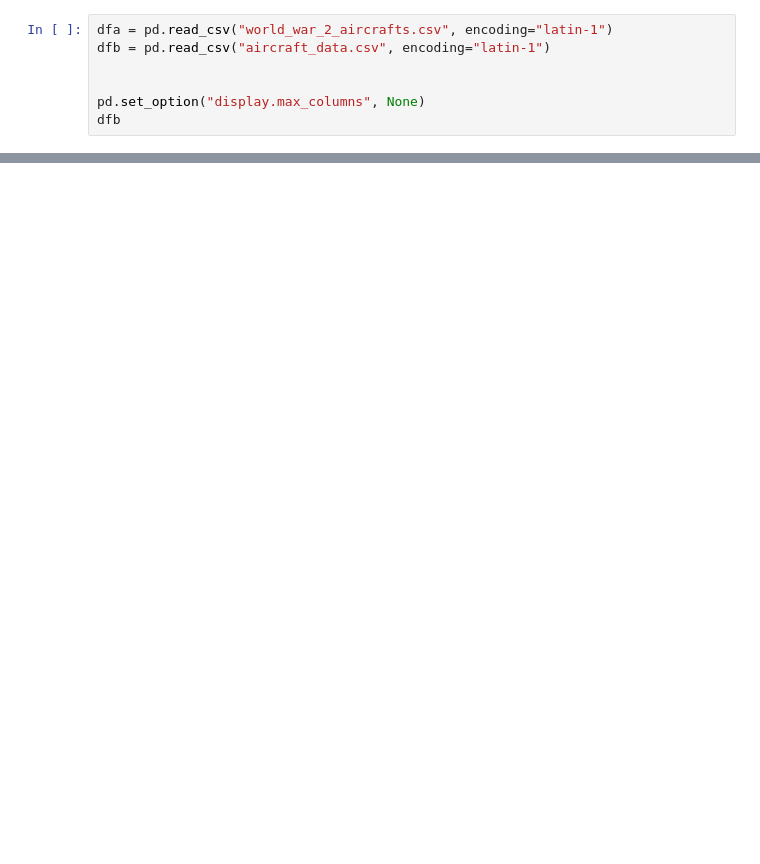
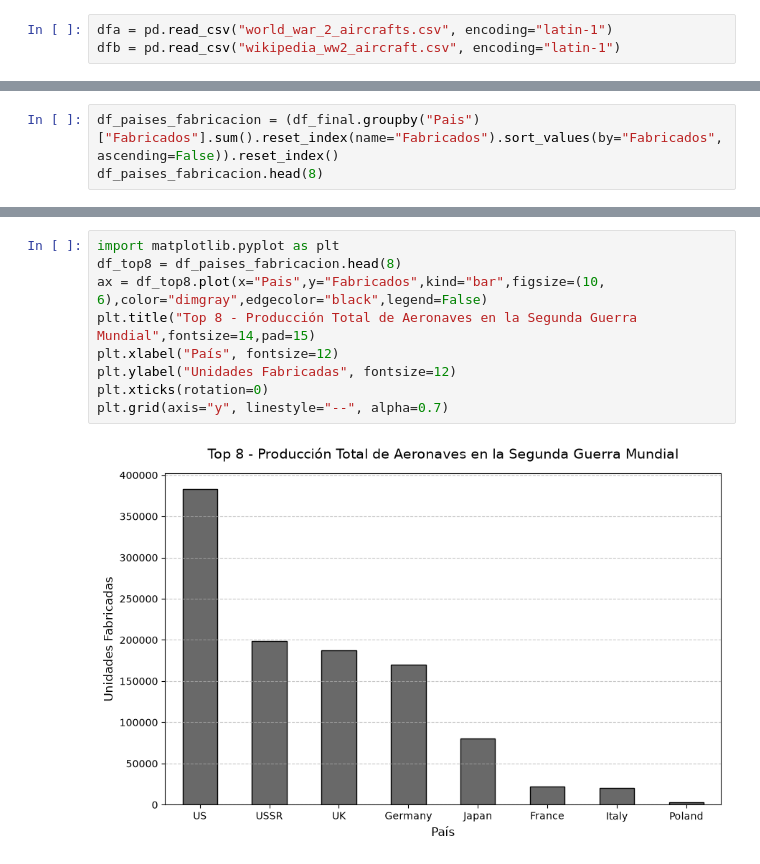
Before and after one commit to sergioodl24/Proyecto-B, a Jupyter notebook: Proyect.ipynb, the cells around one changed output, grey strips where cells are left out. Saved outputs shown, nothing was run; the diff lists cells and outputs as text; blank space fills up the shorter version.

```diff
--- a/Proyect.ipynb
+++ b/Proyect.ipynb
@@ -3,7 +6,3 @@ import pandas as pd
 # %%
 dfa = pd.read_csv("world_war_2_aircrafts.csv", encoding="latin-1")
-dfb = pd.read_csv("aircraft_data.csv", encoding="latin-1")
-
-
-pd.set_option("display.max_columns", None)
-dfb
+dfb = pd.read_csv("wikipedia_ww2_aircraft.csv", encoding="latin-1")
@@ -31,0 +333,3 @@ dfb
+# %%
+df_paises_fabricacion = (df_final.groupby("Pais")["Fabricados"].sum().reset_index(name="Fabricados").sort_values(by="Fabricados", ascending=False)).reset_index()
+df_paises_fabricacion.head(8)
@@ -31,0 +346,11 @@ dfb
+# %%
+import matplotlib.pyplot as plt
+df_top8 = df_paises_fabricacion.head(8)
+ax = df_top8.plot(x="Pais",y="Fabricados",kind="bar",figsize=(10, 6),color="dimgray",edgecolor="black",legend=False)
+plt.title("Top 8 - Producción Total de Aeronaves en la Segunda Guerra Mundial",fontsize=14,pad=15)
+plt.xlabel("País", fontsize=12)
+plt.ylabel("Unidades Fabricadas", fontsize=12)
+plt.xticks(rotation=0)
+plt.grid(axis="y", linestyle="--", alpha=0.7)
+# %% [output]
+[figure, added]
```
Also changed, not shown: parts of 15 cells of this notebook, 1 other file.
